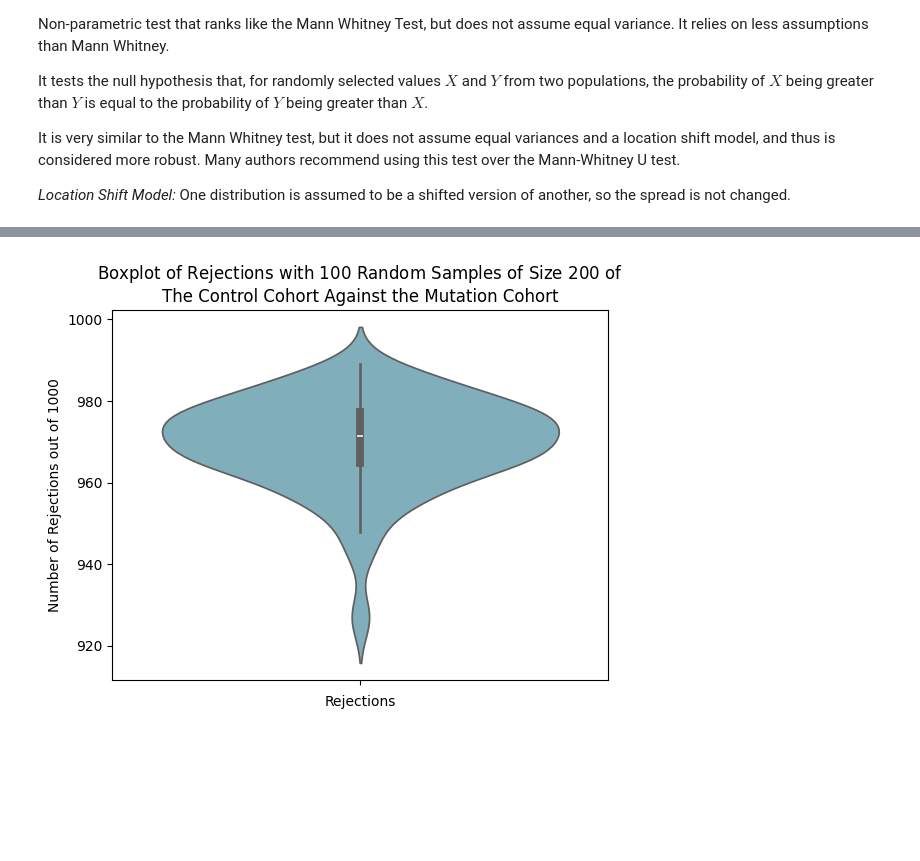
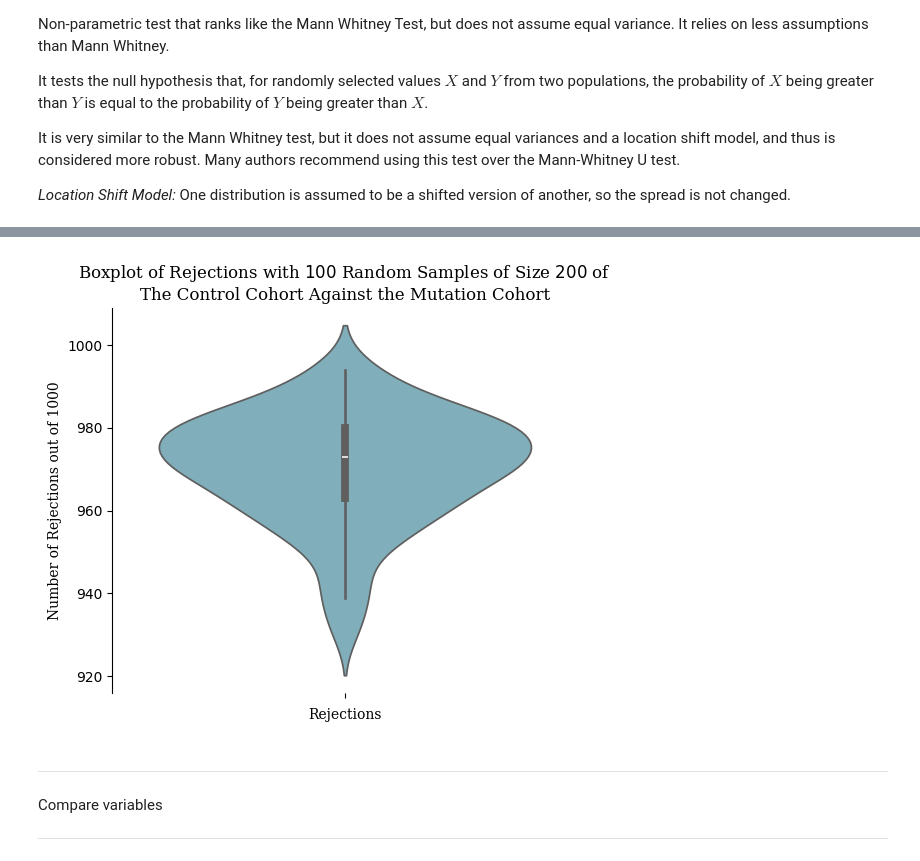
Before and after one commit to fredwdickinson/rscam-g6, a Jupyter notebook: Notebooks/nullcohort.ipynb, the cells around one changed output, grey strips where cells are left out. Cells and saved outputs as stored; diff of their text form; code cells hidden in the pictures; blank space fills up the shorter version.

```diff
--- a/Notebooks/nullcohort.ipynb
+++ b/Notebooks/nullcohort.ipynb
@@ -338,8 +318,29 @@ for i in range(100):
 # %%
-sns.violinplot(rejections, color = colours[4])
-plt.title(f"Boxplot of Rejections with $100$ Random Samples of Size $200$ of \nThe Control Cohort Against the Mutation Cohort")
-plt.xlabel("Rejections")
-plt.ylabel("Number of Rejections out of 1000")
+fig, ax = plt.subplots(figsize=(6, 5))
+
+# ax.plot(
+#     color="lightgray",
+#     linestyle="--",
+#     linewidth=1,
+# )
+
+sns.violinplot(rejections, color = colours[4], ax = ax)
+
+ax.spines["right"].set_visible(False)
+ax.spines["top"].set_visible(False)
+ax.spines["bottom"].set_visible(False)
+ax.yaxis.set_ticks_position("left")
+
+ax.set_title(f"Boxplot of Rejections with $100$ Random Samples of Size $200$ of \nThe Control Cohort Against the Mutation Cohort", fontname = "DejaVu Serif")
+ax.set_xlabel("Rejections", fontname = "DejaVu Serif")
+ax.set_ylabel("Number of Rejections out of 1000", fontname = "DejaVu Serif")
+
+plt.savefig("Brunner Munzel Simulations.png", bbox_inches = "tight")
 plt.show()
 # %% [output]
-[figure, old version]
+[figure, new version]
+# %% [markdown]
+---
+Compare variables
+
+---
```
Also changed, not shown: parts of 19 cells of this notebook.
